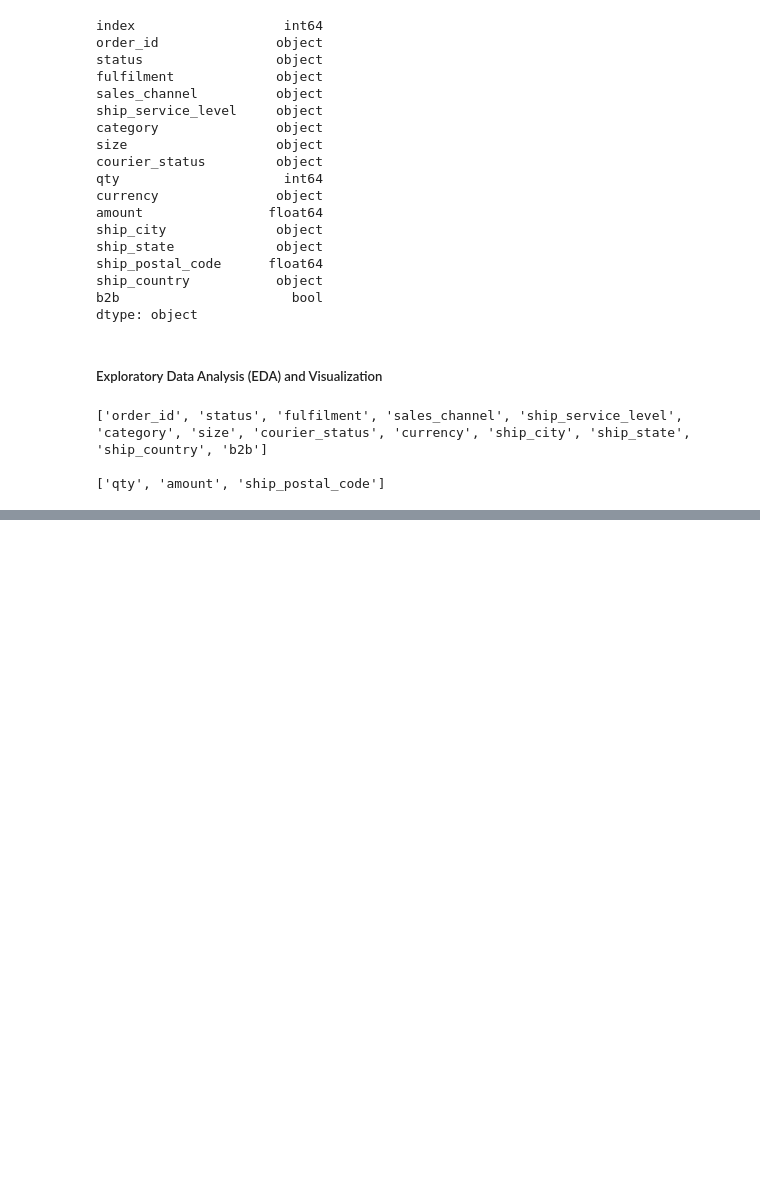
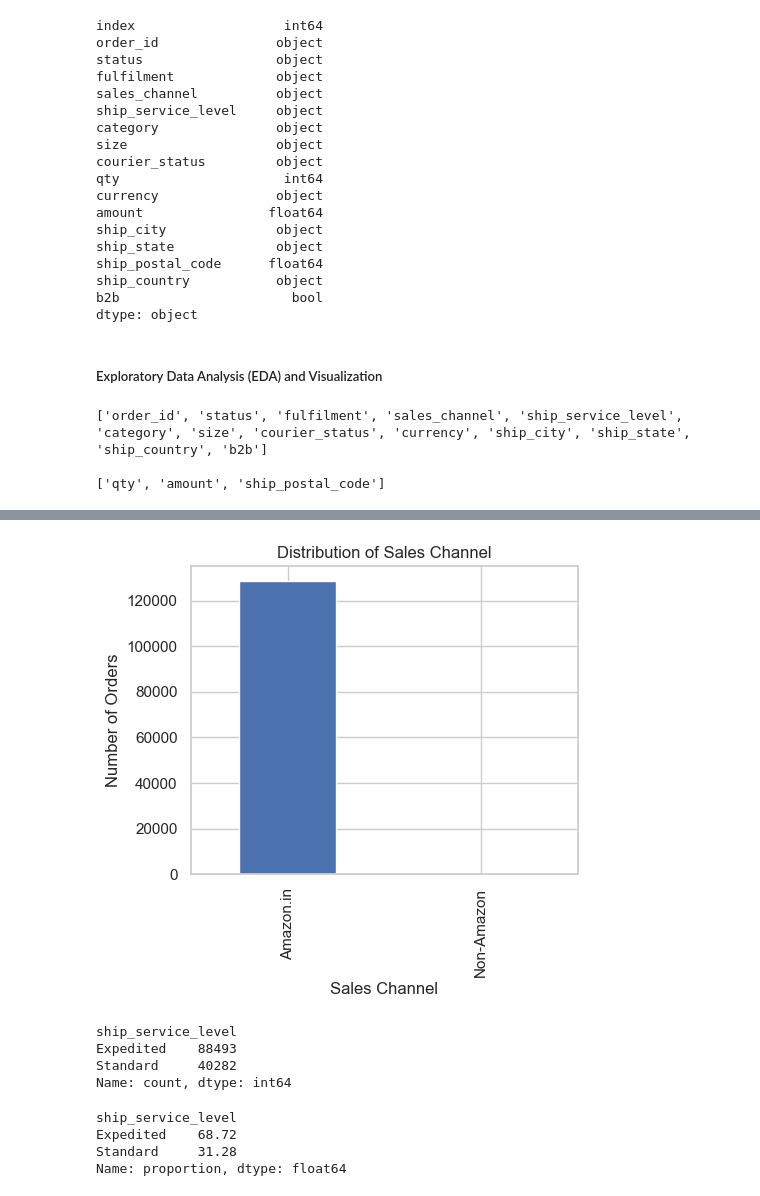
Before and after one commit to JayanthikaKrishnamoorthy/amazon-sales-data-analysis, a Jupyter notebook: Amazon_sales_report.ipynb, the cells around one changed output, grey strips where cells are left out. Cells and saved outputs as stored; diff of their text form; code cells hidden in the pictures; blank space fills up the shorter version.

```diff
--- a/Amazon_sales_report.ipynb
+++ b/Amazon_sales_report.ipynb
@@ -363,0 +491,14 @@ print(numerical_cols)
+# %%
+sales_channel_counts = df['sales_channel'].value_counts()
+
+plt.figure(figsize=(5,4))
+
+sales_channel_counts.plot(kind='bar')
+
+plt.title("Distribution of Sales Channel")
+plt.xlabel("Sales Channel")
+plt.ylabel("Number of Orders")
+
+plt.show()
+# %% [output]
+[figure, added]
@@ -363,0 +510,14 @@ print(numerical_cols)
+# %%
+df['ship_service_level'].value_counts()
+# %% [output]
+ship_service_level
+Expedited    88493
+Standard     40282
+Name: count, dtype: int64
+# %%
+(df['ship_service_level'].value_counts(normalize=True) * 100).round(2)
+# %% [output]
+ship_service_level
+Expedited    68.72
+Standard     31.28
+Name: proportion, dtype: float64
```
Also changed, not shown: parts of 47 cells of this notebook, 1 other file.
